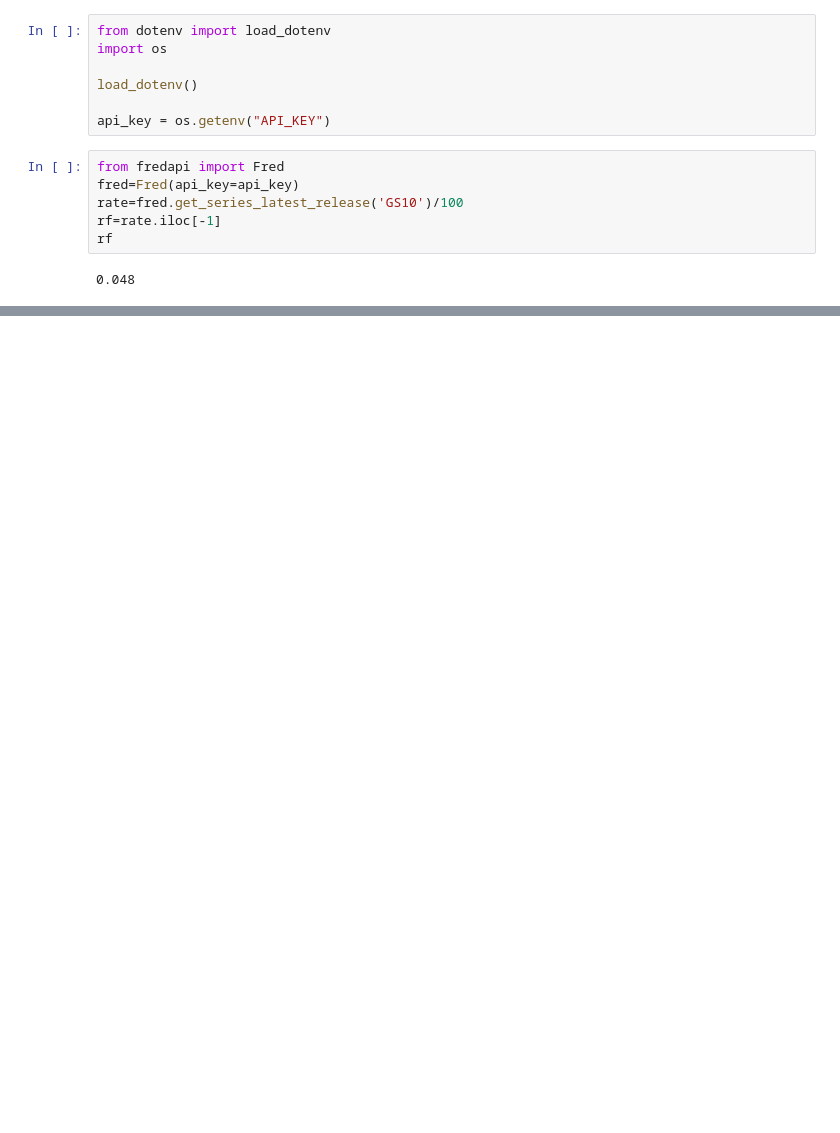
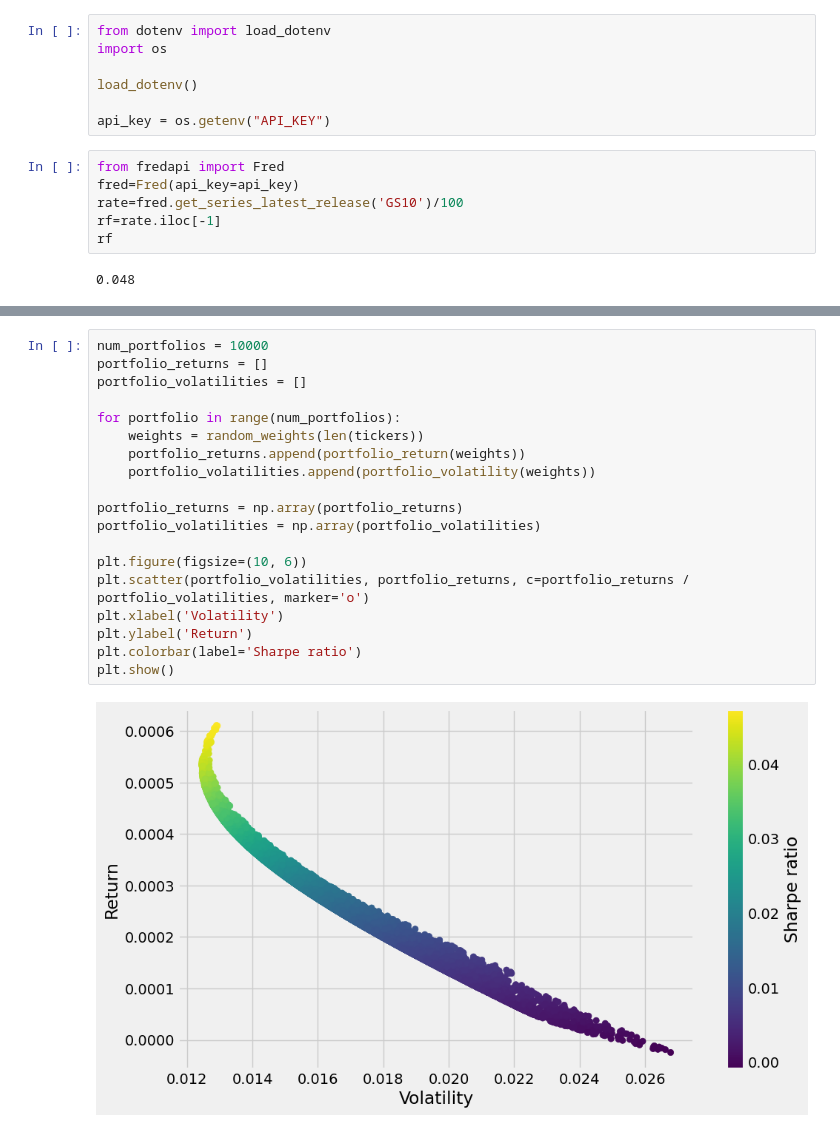
Before and after one commit to krankos/portfolio-management, a Jupyter notebook: portfolio.ipynb, the cells around one changed output, grey strips where cells are left out. Drawn from its saved outputs; the diff is of its cells as text; blank space fills up the shorter version.

```diff
--- a/portfolio.ipynb
+++ b/portfolio.ipynb
@@ -232,0 +233,21 @@ sharpe_ratio
+# %%
+num_portfolios = 10000
+portfolio_returns = []
+portfolio_volatilities = []
+
+for portfolio in range(num_portfolios):
+    weights = random_weights(len(tickers))
+    portfolio_returns.append(portfolio_return(weights))
+    portfolio_volatilities.append(portfolio_volatility(weights))
+
+portfolio_returns = np.array(portfolio_returns)
+portfolio_volatilities = np.array(portfolio_volatilities)
+
+plt.figure(figsize=(10, 6))
+plt.scatter(portfolio_volatilities, portfolio_returns, c=portfolio_returns / portfolio_volatilities, marker='o')
+plt.xlabel('Volatility')
+plt.ylabel('Return')
+plt.colorbar(label='Sharpe ratio')
+plt.show()
+# %% [output]
+[figure, added]
```
Also changed, not shown: parts of 23 cells of this notebook.
